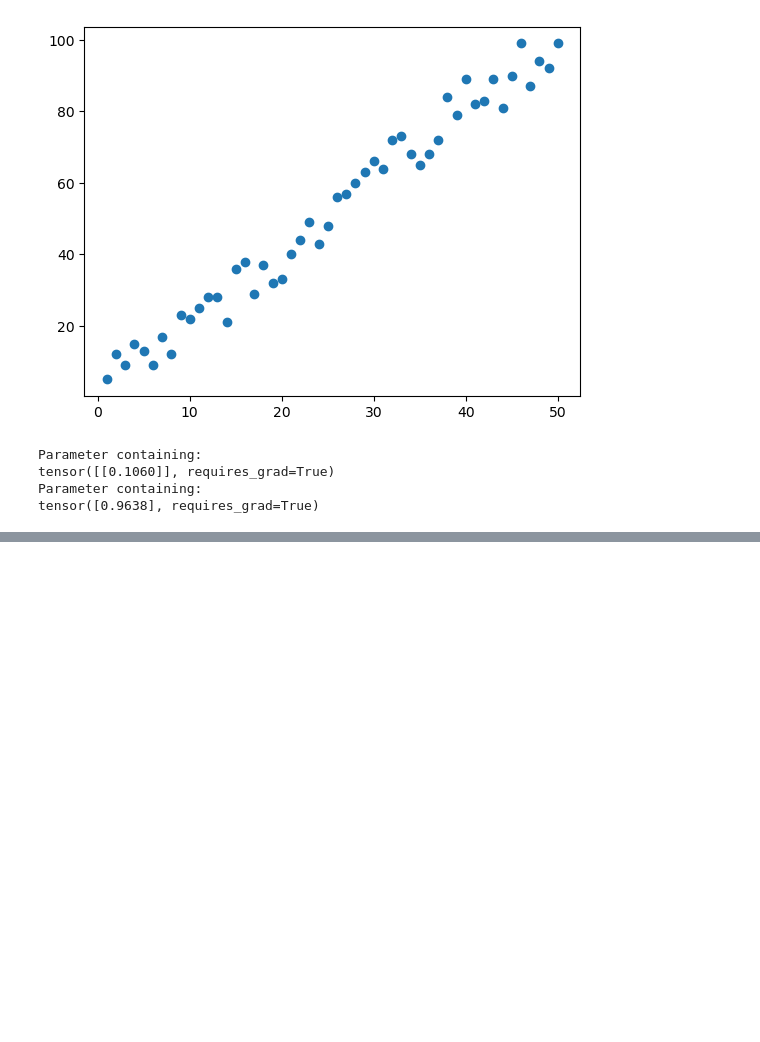
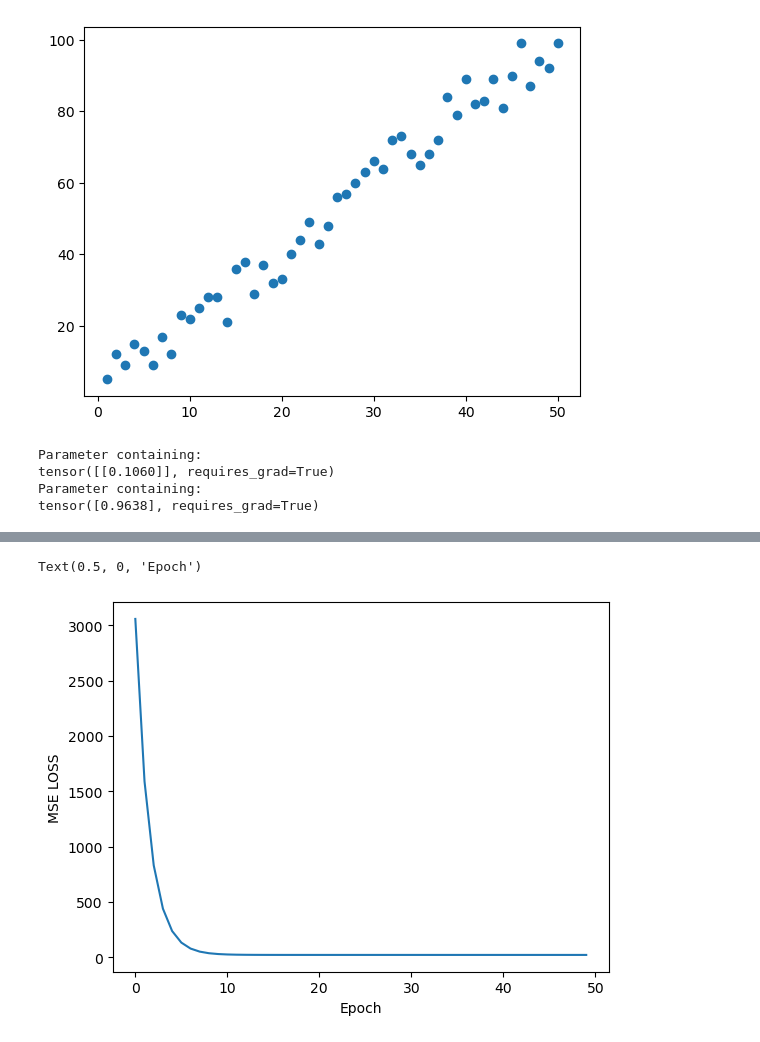
Before and after one commit to neeraj1bh/pytorch, a Jupyter notebook: Jupyter/ANN/2-linear-regression.ipynb, the cells around one changed output, grey strips where cells are left out. Saved outputs shown, nothing was run; the diff lists cells and outputs as text; code cells hidden in the pictures; blank space fills up the shorter version.

```diff
--- a/Jupyter/ANN/2-linear-regression.ipynb
+++ b/Jupyter/ANN/2-linear-regression.ipynb
@@ -84,3 +84,10 @@ class Nodel(nn.Module):
     def forward(self,x):
         y_pred = self.linear(x)
         return y_pred
+# %%
+torch.manual_seed(59)
+
+model = Model(1,1)
+
+print(model.linear.weight)
+print(model.linear.bias)
@@ -86,0 +154,14 @@ class Nodel(nn.Module):
+# %%
+epochs = 50
+losses = []
+
+for i in range(epochs):
+
+    i += 1
+    y_pred = model.forward(X)
+    loss = criterion(y_pred,y)
+    losses.append(loss)
+    print(f"epoch {i} loss: {loss.item()} weight: {model.linear.weight.item()} bias: {model.linear.bias.item()}")
+    optimizer.zero_grad()
+    loss.backward()
+    optimizer.step()
@@ -86,0 +186,9 @@ class Nodel(nn.Module):
+# %%
+losses_detached = [loss.detach().numpy() for loss in losses]
+
+plt.plot(range(epochs), losses_detached)
+plt.ylabel('MSE LOSS')
+plt.xlabel('Epoch')
+# %% [output]
+Text(0.5, 0, 'Epoch')
+[figure, added]
```
Also changed, not shown: parts of 15 cells of this notebook.
